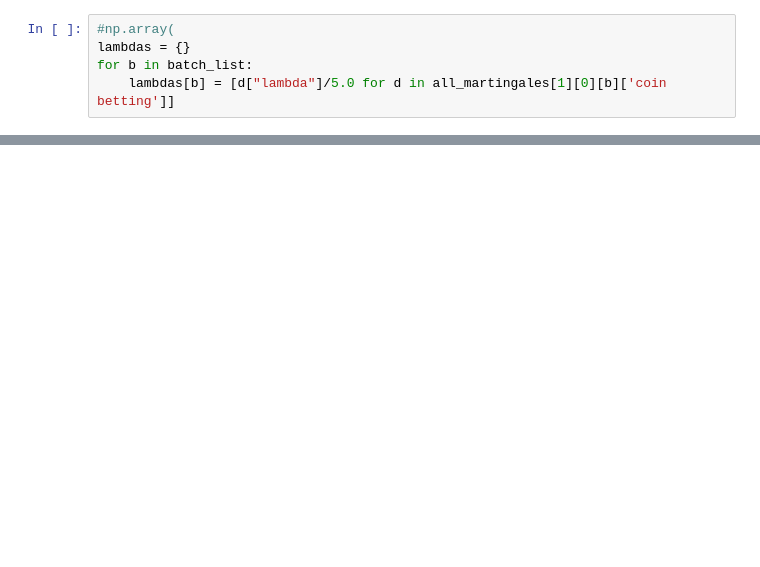
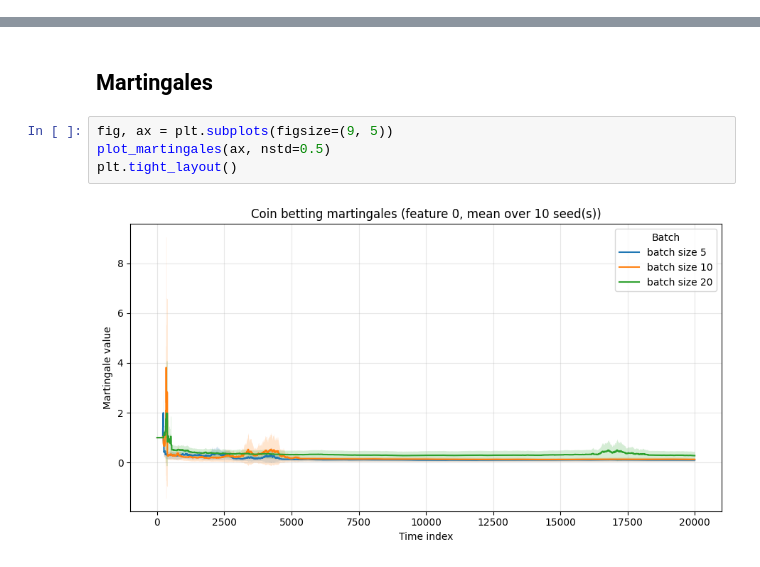
Before and after one commit to Antares01/sequential_ml_testing, a Jupyter notebook: src/experiments/generate_safety_plots.ipynb, the cells around one changed output, grey strips where cells are left out. Saved outputs shown, nothing was run; the diff lists cells and outputs as text; blank space fills up the shorter version.

```diff
--- a/src/experiments/generate_safety_plots.ipynb
+++ b/src/experiments/generate_safety_plots.ipynb
@@ -54,5 +42,0 @@ plt.tight_layout()
-# %%
-#np.array(
-lambdas = {}
-for b in batch_list:
-    lambdas[b] = [d["lambda"]/5.0 for d in all_martingales[1][0][b]['coin betting']]
@@ -207,0 +155,8 @@ plt.tight_layout()
+# %% [markdown]
+## Martingales
+# %%
+fig, ax = plt.subplots(figsize=(9, 5))
+plot_martingales(ax, nstd=0.5)
+plt.tight_layout()
+# %% [output]
+[figure, added]
```
Also changed, not shown: parts of 27 cells of this notebook, 4 other files.
